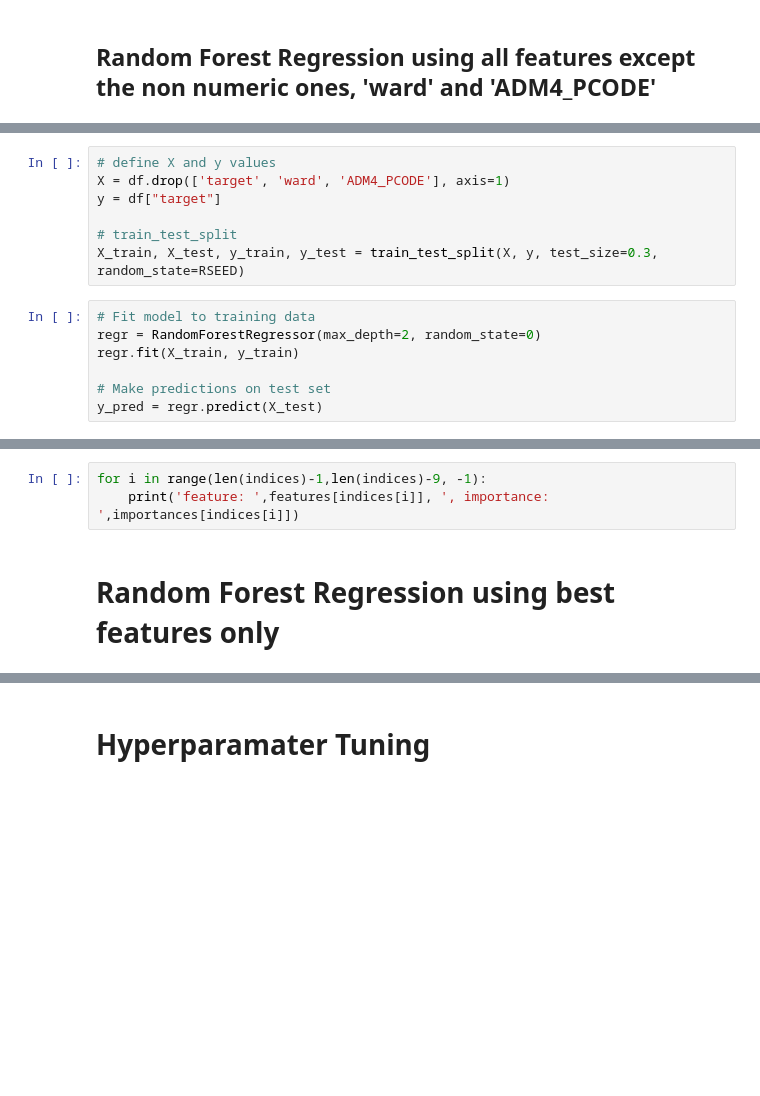
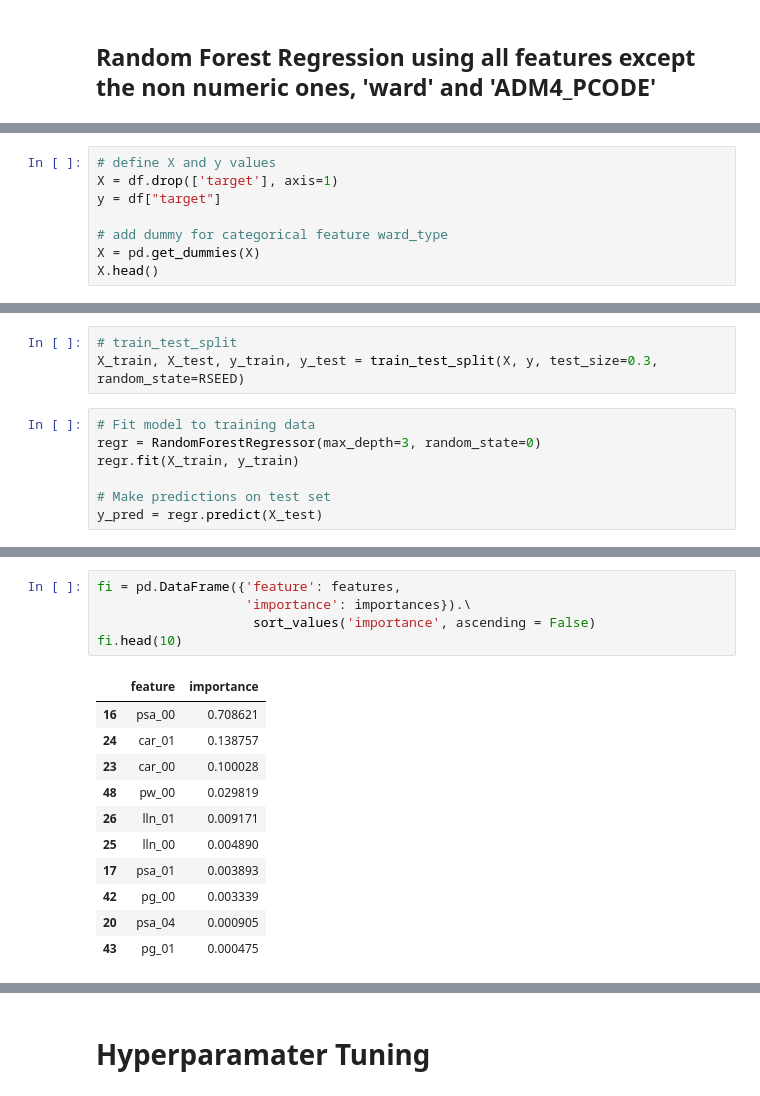
Before and after one commit to christine-berlin/Zindi_Data_female_households_RSA, a Jupyter notebook: models/random_forest_model.ipynb, the cells around one changed output, grey strips where cells are left out. Cells and saved outputs as stored; diff of their text form; blank space fills up the shorter version.

Commit message:
baseline model and random forest

```diff
--- a/models/random_forest_model.ipynb
+++ b/models/random_forest_model.ipynb
@@ -16,0 +36,8 @@ df = pd.read_csv("../Train.csv")
+# %%
+# define X and y values
+X = df.drop(['target'], axis=1)
+y = df["target"]
+
+# add dummy for categorical feature ward_type
+X = pd.get_dummies(X)
+X.head()
@@ -17,13 +52,9 @@ df = pd.read_csv("../Train.csv")
 # %%
-# define X and y values
-X = df.drop(['target', 'ward', 'ADM4_PCODE'], axis=1)
-y = df["target"]
-
 # train_test_split
 X_train, X_test, y_train, y_test = train_test_split(X, y, test_size=0.3, random_state=RSEED)
 # %%
 # Fit model to training data
-regr = RandomForestRegressor(max_depth=2, random_state=0)
+regr = RandomForestRegressor(max_depth=3, random_state=0)
 regr.fit(X_train, y_train)
 
 # Make predictions on test set
@@ -55,5 +97,17 @@ plt.show()
-# %%
-for i in range(len(indices)-1,len(indices)-9, -1):
-    print('feature: ',features[indices[i]], ', importance: ',importances[indices[i]])
-# %% [markdown]
-# Random Forest Regression using best features only
+# %%
+fi = pd.DataFrame({'feature': features,
+                   'importance': importances}).\
+                    sort_values('importance', ascending = False)
+fi.head(10)
+# %% [output]
+|  | feature | importance |
+| 16 | psa_00 | 0.708621 |
+| 24 | car_01 | 0.138757 |
+| 23 | car_00 | 0.100028 |
+| 48 | pw_00 | 0.029819 |
+| 26 | lln_01 | 0.009171 |
+| 25 | lln_00 | 0.004890 |
+| 17 | psa_01 | 0.003893 |
+| 42 | pg_00 | 0.003339 |
+| 20 | psa_04 | 0.000905 |
+| 43 | pg_01 | 0.000475 |
```
Also changed, not shown: parts of 64 cells of this notebook, 1 other file.
